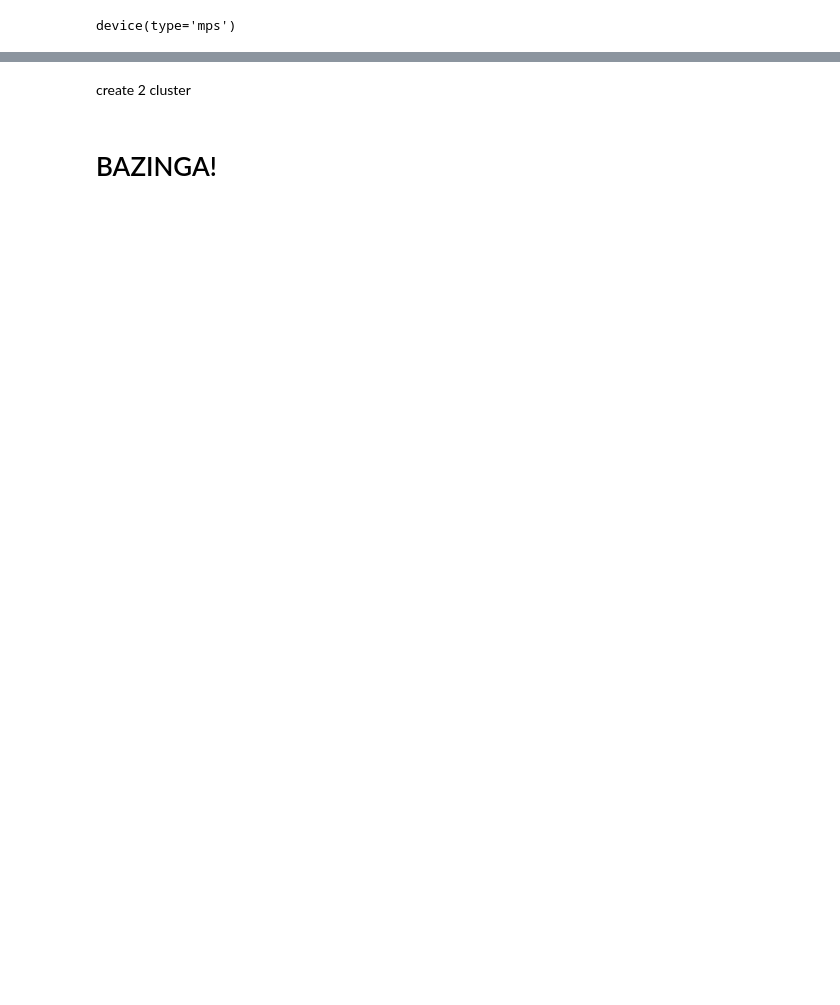
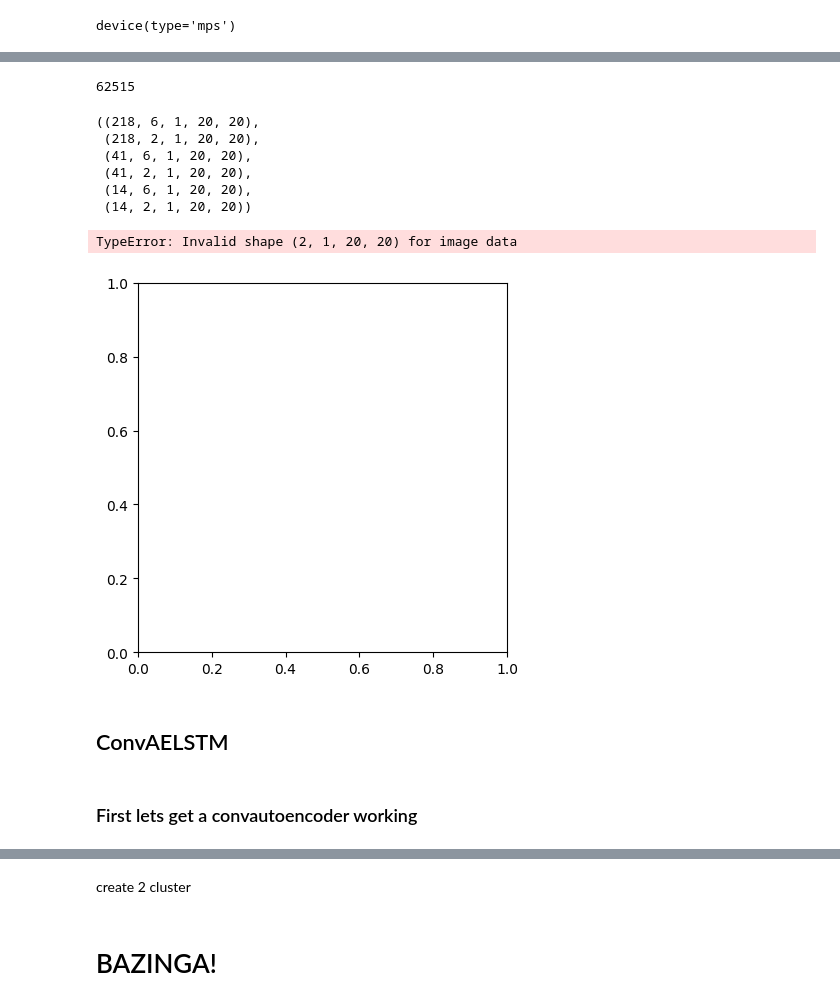
Before and after one commit to JPBergmann/Master-Thesis, a Jupyter notebook: cs_baseline_monthly_USCA.ipynb, the cells around one changed output, grey strips where cells are left out. Cells and saved outputs as stored; diff of their text form; code cells hidden in the pictures; blank space fills up the shorter version.

Commit message:
Somewhat progress for cross-sectorial models. But it remains a big challenge. Will probbaly finish iterative approach first to have something and then fall back to cross sector.

```diff
--- a/cs_baseline_monthly_USCA.ipynb
+++ b/cs_baseline_monthly_USCA.ipynb
@@ -296,0 +282,7 @@ Estimated Total Size (MB): 344.01
+# %%
+# Features as color channels!!!!!! (maybe lol)
+
+
+np.isinf(fin_data.pct_change()).sum().sum()
+# %% [output]
+62515
@@ -296,0 +291,18 @@ Estimated Total Size (MB): 344.01
+# %%
+X_train.shape, y_train.shape, X_val.shape, y_val.shape, X_test.shape, y_test.shape
+# %% [output]
+((218, 6, 1, 20, 20),
+ (218, 2, 1, 20, 20),
+ (41, 6, 1, 20, 20),
+ (41, 2, 1, 20, 20),
+ (14, 6, 1, 20, 20),
+ (14, 2, 1, 20, 20))
+# %%
+plt.imshow(ys[0][:,:], cmap="gray")
+# %% [output]
+TypeError: Invalid shape (2, 1, 20, 20) for image data
+[figure, added]
+# %% [markdown]
+## ConvAELSTM
+# %% [markdown]
+### First lets get a convautoencoder working
```
Also changed, not shown: parts of 76 cells of this notebook, 5 other files.
